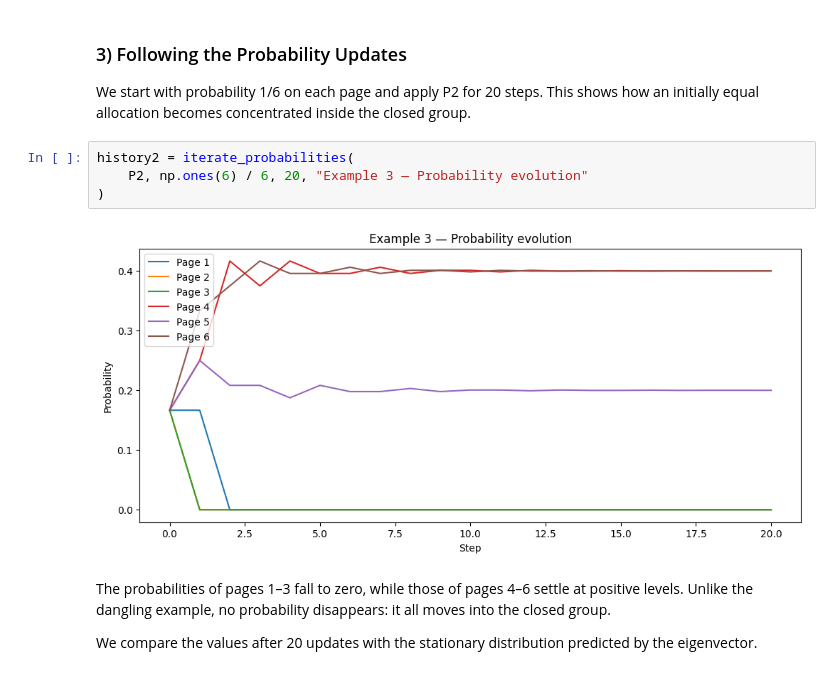
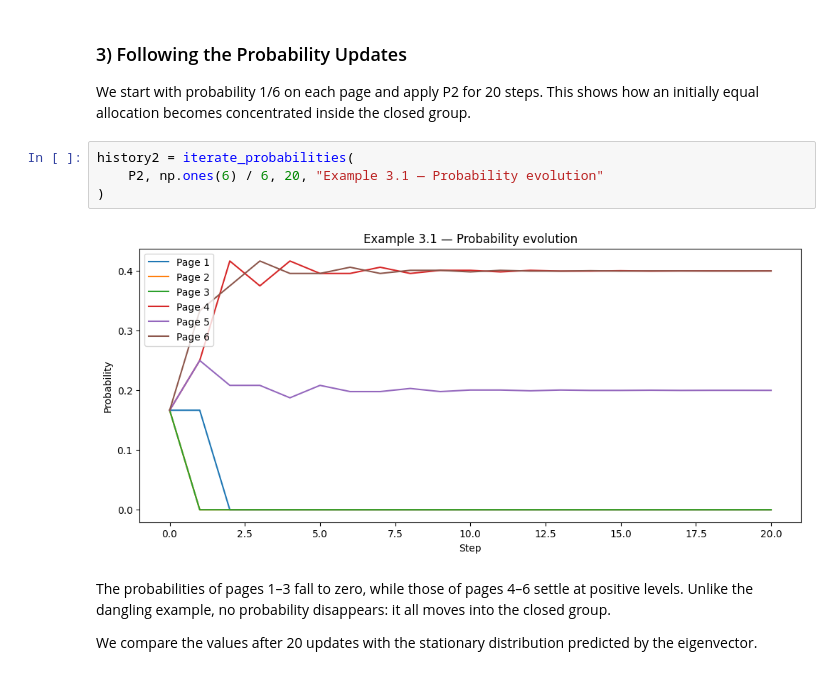
Before and after one commit to LorisEccher/Network-Surfing-Analysis-Python-, a Jupyter notebook: python/Network Surfing.ipynb, the cells around one changed output. Drawn from its saved outputs; the diff is of its cells as text.

```diff
--- a/python/Network Surfing.ipynb
+++ b/python/Network Surfing.ipynb
@@ -1134,10 +1193,10 @@ This shows how an initially equal allocation becomes concentrated
 inside the closed group.
 # %%
 history2 = iterate_probabilities(
-    P2, np.ones(6) / 6, 20, "Example 3 — Probability evolution"
+    P2, np.ones(6) / 6, 20, "Example 3.1 — Probability evolution"
 )
 # %% [output]
-[figure, old version]
+[figure, new version]
 # %% [markdown]
 The probabilities of pages 1–3 fall to zero, while those of pages
 4–6 settle at positive levels. Unlike the dangling example,
```
Also changed, not shown: parts of 51 cells of this notebook, 1 other file.
